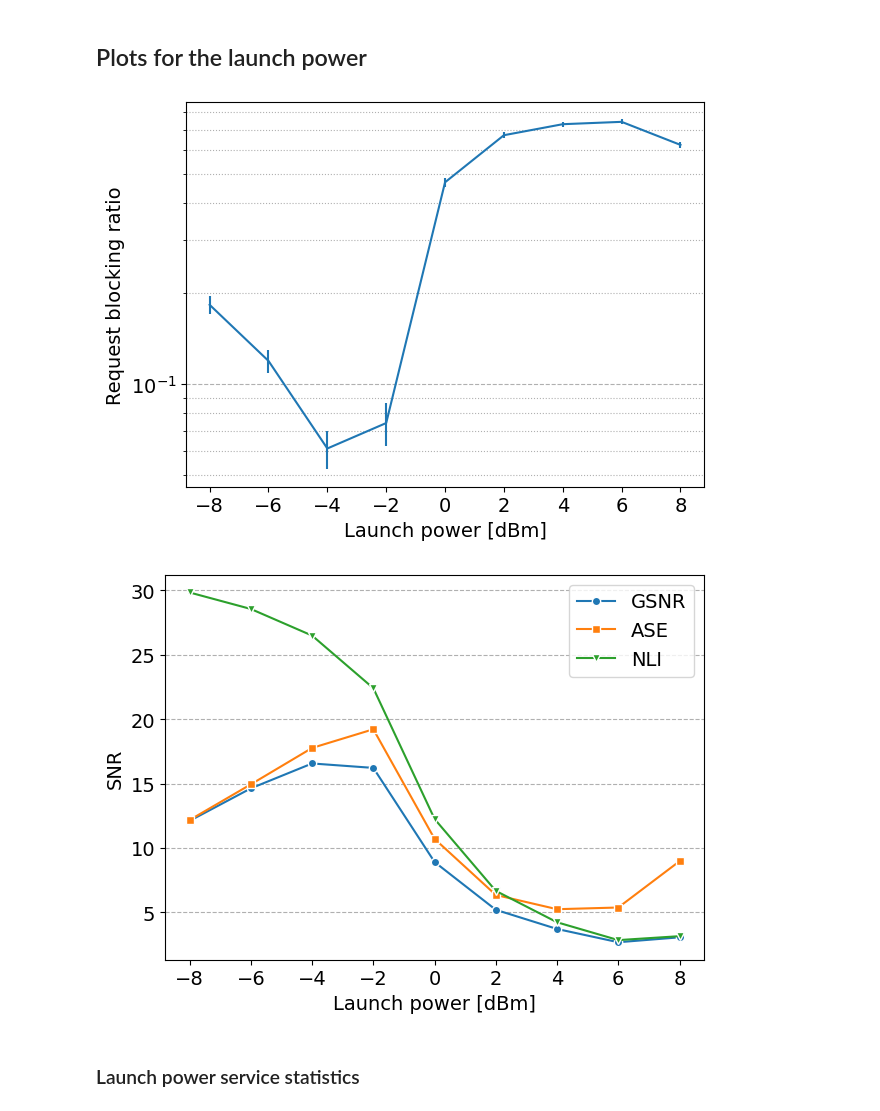
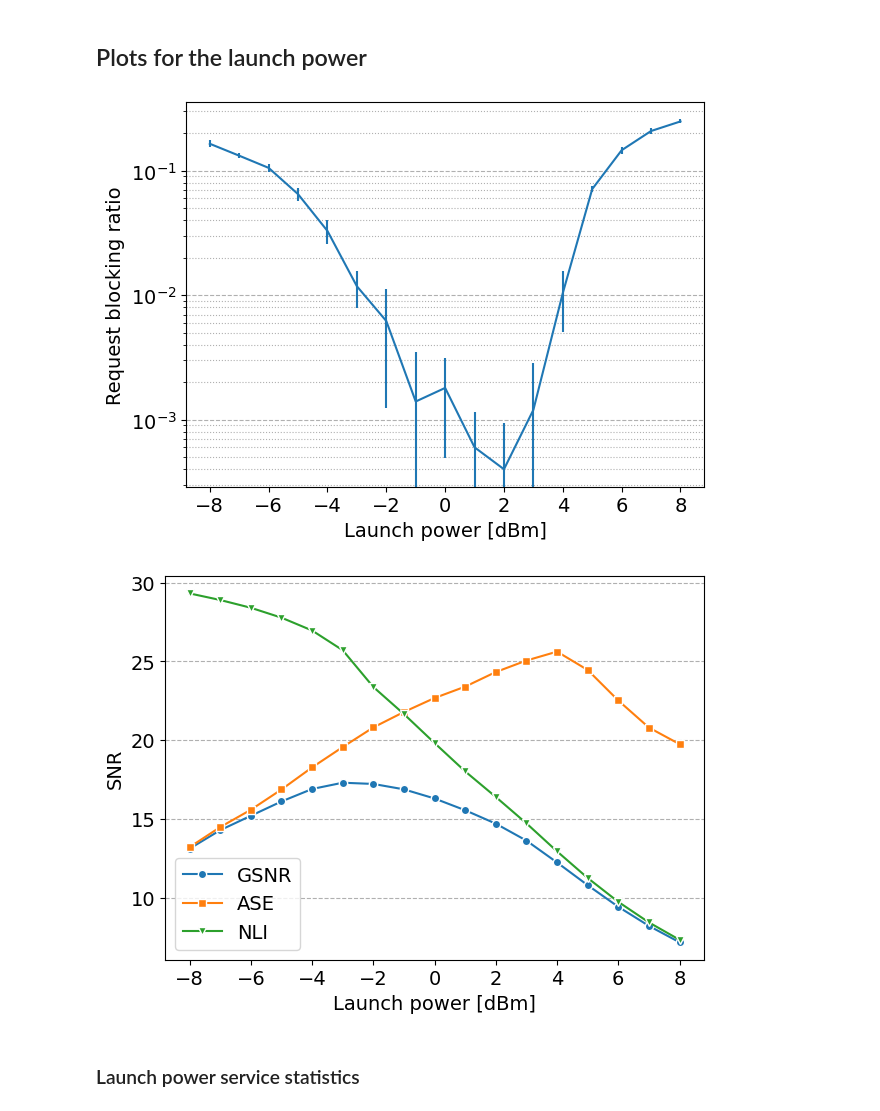
Before and after one commit to carlosnatalino/optical-networking-gym, a Jupyter notebook: examples/JOCN_Benchmark_2024/plots.ipynb, the cells around one changed output. Drawn from its saved outputs; the diff is of its cells as text; code cells hidden in the pictures.

```diff
--- a/examples/JOCN_Benchmark_2024/plots.ipynb
+++ b/examples/JOCN_Benchmark_2024/plots.ipynb
@@ -114,8 +178,11 @@ plt.show()
 # %%
 means = []
 stdevs = []
+topology_name = "nobel-eu"
+load = 210.0
+launch_powers = np.linspace(-8, 8, 17)
 for launch_power in launch_powers:
-    data_episodes = pd.read_csv(f"results/lp_episodes_1_{topology_name.upper()}_{launch_power}_{load}.csv", skiprows=1)
+    data_episodes = pd.read_csv(f"results/simulation_updteded_th_results_{topology_name}_{launch_power}_{load}.csv", skiprows=1)
     means.append(data_episodes["episode_service_blocking_rate"].mean())
     stdevs.append(data_episodes["episode_service_blocking_rate"].std())
 
@@ -129,12 +196,12 @@ plt.xlabel("Launch power [dBm]")
 plt.ylabel("Request blocking ratio")
 plt.xticks(range(-8, 9, 2))
 plt.tight_layout()
-plt.savefig(f"figures/{topology_name}_lp_rbr.png")
-plt.savefig(f"figures/{topology_name}_lp_rbr.pdf")
+# plt.savefig(f"figures/{topology_name}_lp_rbr.png")
+# plt.savefig(f"figures/{topology_name}_lp_rbr.pdf")
 # plt.savefig(f"figures/{topology_name}_lp_rbr.svg")
 plt.show()
 # %% [output]
-[figure, old version]
+[figure, new version]
 # %%
 mean_osnr = []
 stdev_osnr = []
@@ -147,7 +214,7 @@ best_launch_power = 0
 best_mean = 0
 
 for launch_power in launch_powers:
-    data_services = pd.read_csv(f"results/lp_services_1_{topology_name.upper()}_{launch_power}_{load}_10.csv", skiprows=1)
+    data_services = pd.read_csv(f"results/lp_services_1_{topology_name}_{launch_power}_{load}_20.csv", skiprows=1)
 
     mean = data_services["osnr"].mean()
 
@@ -158,37 +225,37 @@ for launch_power in launch_powers:
     mean_osnr.append(mean)
     stdev_osnr.append(data_services["osnr"].std())
 
     mean_ase.append(data_services["ase"].mean())
     stdev_ase.append(data_services["ase"].std())
 
     mean_nli.append(data_services["nli"].mean())
     stdev_nli.append(data_services["nli"].std())
 
-    data_episodes = pd.read_csv(f"results/lp_episodes_1_{topology_name.upper()}_{launch_power}_{load}.csv", skiprows=1)
+    data_episodes = pd.read_csv(f"results/simulation_updteded_th_results_{topology_name}_{launch_power}_{load}.csv", skiprows=1)
     disrupted_services.append(data_episodes["episode_disrupted_services"].sum())
 
 plt.figure()
 
 # plt.errorbar(launch_powers, mean_osnr, stdev_osnr, label="GSNR")
 # plt.errorbar(launch_powers, mean_ase, stdev_ase, label="ASE")
 # plt.errorbar(launch_powers, mean_nli, stdev_nli, label="NLI")
 
 plt.plot(launch_powers, mean_osnr, label="GSNR", marker="o", mec="white")
 plt.plot(launch_powers, mean_ase, label="ASE", marker="s", mec="white")
 plt.plot(launch_powers, mean_nli, label="NLI", marker="v", mec="white")
 
 plt.grid(visible=True, which="major", axis="y", ls="--")
 plt.grid(visible=True, which="minor", axis="y", ls=":")
 plt.xlabel("Launch power [dBm]")
 plt.ylabel("SNR")
 plt.legend()
 plt.tight_layout()
-plt.savefig(f"figures/{topology_name}_lp_snr.png")
-plt.savefig(f"figures/{topology_name}_lp_snr.pdf")
+# plt.savefig(f"figures/{topology_name}_lp_snr.png")
+# plt.savefig(f"figures/{topology_name}_lp_snr.pdf")
 # plt.savefig(f"figures/{topology_name}_lp_snr.svg")
 plt.show()
 # %% [output]
-[figure, old version]
+[figure, new version]
 # %% [markdown]
 ### Launch power service statistics
 # %%
```
Also changed, not shown: parts of 9 cells of this notebook, 8 other files.
